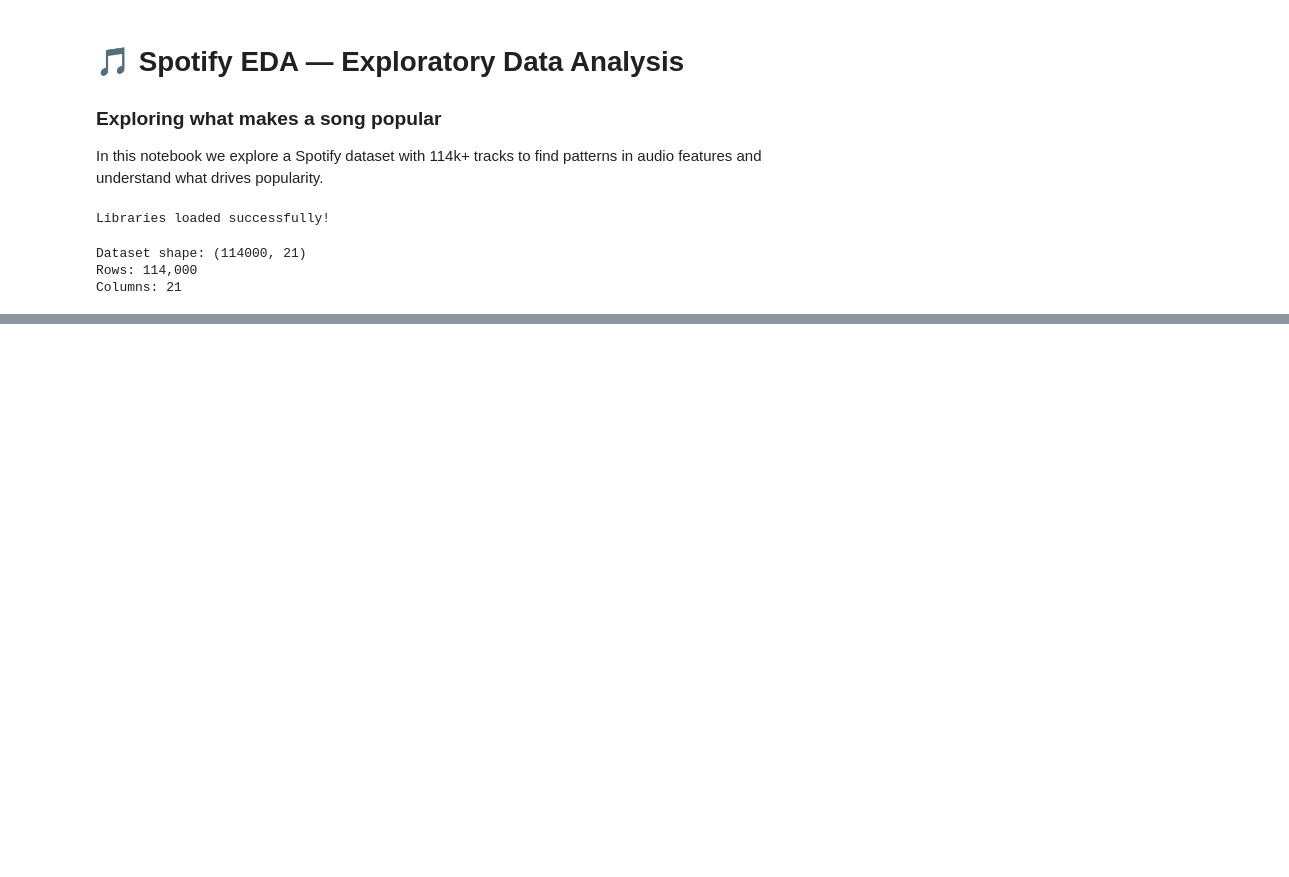
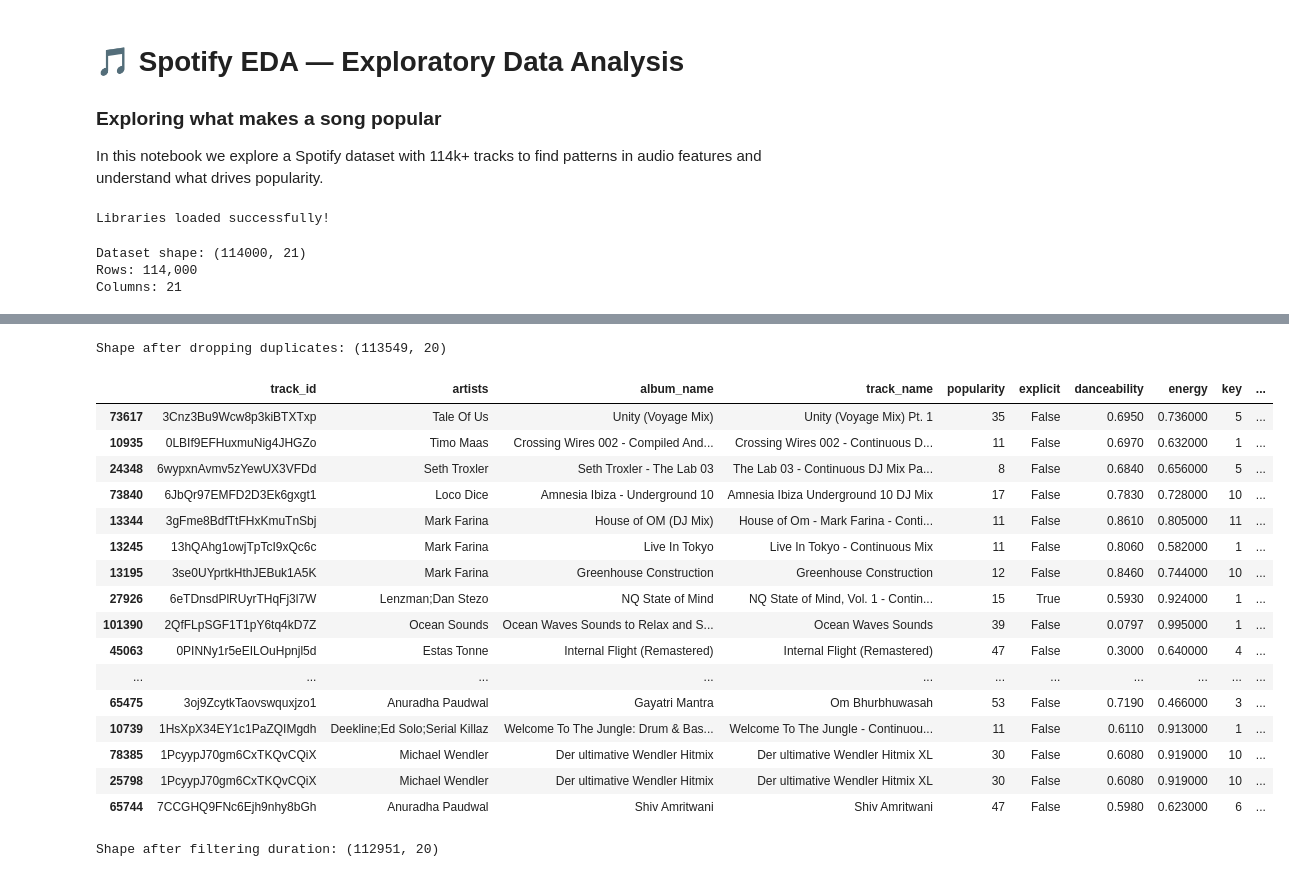
Before and after one commit to Flakkito/spotify-eda-recommender, a Jupyter notebook: notebooks/01_eda.ipynb, the cells around one changed output, grey strips where cells are left out. Drawn from its saved outputs; the diff is of its cells as text; code cells hidden in the pictures; blank space fills up the shorter version.

```diff
--- a/notebooks/01_eda.ipynb
+++ b/notebooks/01_eda.ipynb
@@ -34,0 +44,3 @@ Columns: 21
+# %%
+df = df.drop('Unnamed: 0', axis = 1) # Drop unnamed index column
+df
@@ -34,0 +81,4 @@ Columns: 21
+# %%
+# Drop null values
+df = df.dropna()
+df.isnull().sum()
@@ -34,0 +123,5 @@ Columns: 21
+# %%
+# Convert duration from milliseconds to seconds
+df['duration_s'] = df['duration_ms'] / 1000
+df = df.drop('duration_ms', axis = 1) #
+df
@@ -34,0 +159,31 @@ Columns: 21
+# %%
+df = df.drop_duplicates()
+print(f"Shape after dropping duplicates: {df.shape}")
+# %% [output]
+Shape after dropping duplicates: (113549, 20)
+# %%
+df.sort_values('duration_s', ascending=False).head(20)
+# %% [output]
+|  | track_id | artists | album_name | track_name | popularity | explicit | danceability | energy | key | ... |
+| 73617 | 3Cnz3Bu9Wcw8p3kiBTXTxp | Tale Of Us | Unity (Voyage Mix) | Unity (Voyage Mix) Pt. 1 | 35 | False | 0.6950 | 0.736000 | 5 | ... |
+| 10935 | 0LBIf9EFHuxmuNig4JHGZo | Timo Maas | Crossing Wires 002 - Compiled And... | Crossing Wires 002 - Continuous D... | 11 | False | 0.6970 | 0.632000 | 1 | ... |
+| 24348 | 6wypxnAvmv5zYewUX3VFDd | Seth Troxler | Seth Troxler - The Lab 03 | The Lab 03 - Continuous DJ Mix Pa... | 8 | False | 0.6840 | 0.656000 | 5 | ... |
+| 73840 | 6JbQr97EMFD2D3Ek6gxgt1 | Loco Dice | Amnesia Ibiza - Underground 10 | Amnesia Ibiza Underground 10 DJ Mix | 17 | False | 0.7830 | 0.728000 | 10 | ... |
+| 13344 | 3gFme8BdfTtFHxKmuTnSbj | Mark Farina | House of OM (DJ Mix) | House of Om - Mark Farina - Conti... | 11 | False | 0.8610 | 0.805000 | 11 | ... |
+| 13245 | 13hQAhg1owjTpTcI9xQc6c | Mark Farina | Live In Tokyo | Live In Tokyo - Continuous Mix | 11 | False | 0.8060 | 0.582000 | 1 | ... |
+| 13195 | 3se0UYprtkHthJEBuk1A5K | Mark Farina | Greenhouse Construction | Greenhouse Construction | 12 | False | 0.8460 | 0.744000 | 10 | ... |
+| 27926 | 6eTDnsdPlRUyrTHqFj3l7W | Lenzman;Dan Stezo | NQ State of Mind | NQ State of Mind, Vol. 1 - Contin... | 15 | True | 0.5930 | 0.924000 | 1 | ... |
+| 101390 | 2QfFLpSGF1T1pY6tq4kD7Z | Ocean Sounds | Ocean Waves Sounds to Relax and S... | Ocean Waves Sounds | 39 | False | 0.0797 | 0.995000 | 1 | ... |
+| 45063 | 0PINNy1r5eEILOuHpnjl5d | Estas Tonne | Internal Flight (Remastered) | Internal Flight (Remastered) | 47 | False | 0.3000 | 0.640000 | 4 | ... |
+| ... | ... | ... | ... | ... | ... | ... | ... | ... | ... | ... |
+| 65475 | 3oj9ZcytkTaovswquxjzo1 | Anuradha Paudwal | Gayatri Mantra | Om Bhurbhuwasah | 53 | False | 0.7190 | 0.466000 | 3 | ... |
+| 10739 | 1HsXpX34EY1c1PaZQIMgdh | Deekline;Ed Solo;Serial Killaz | Welcome To The Jungle: Drum & Bas... | Welcome To The Jungle - Continuou... | 11 | False | 0.6110 | 0.913000 | 1 | ... |
+| 78385 | 1PcyypJ70gm6CxTKQvCQiX | Michael Wendler | Der ultimative Wendler Hitmix | Der ultimative Wendler Hitmix XL | 30 | False | 0.6080 | 0.919000 | 10 | ... |
+| 25798 | 1PcyypJ70gm6CxTKQvCQiX | Michael Wendler | Der ultimative Wendler Hitmix | Der ultimative Wendler Hitmix XL | 30 | False | 0.6080 | 0.919000 | 10 | ... |
+| 65744 | 7CCGHQ9FNc6Ejh9nhy8bGh | Anuradha Paudwal | Shiv Amritwani | Shiv Amritwani | 47 | False | 0.5980 | 0.623000 | 6 | ... |
+# %%
+# Filter out tracks longer than 10 minutes (likely podcasts or audiobooks)
+df = df[df['duration_s'] < 600]
+print(f"Shape after filtering duration: {df.shape}")
+# %% [output]
+Shape after filtering duration: (112951, 20)
```
Also changed, not shown: parts of 8 cells of this notebook.
